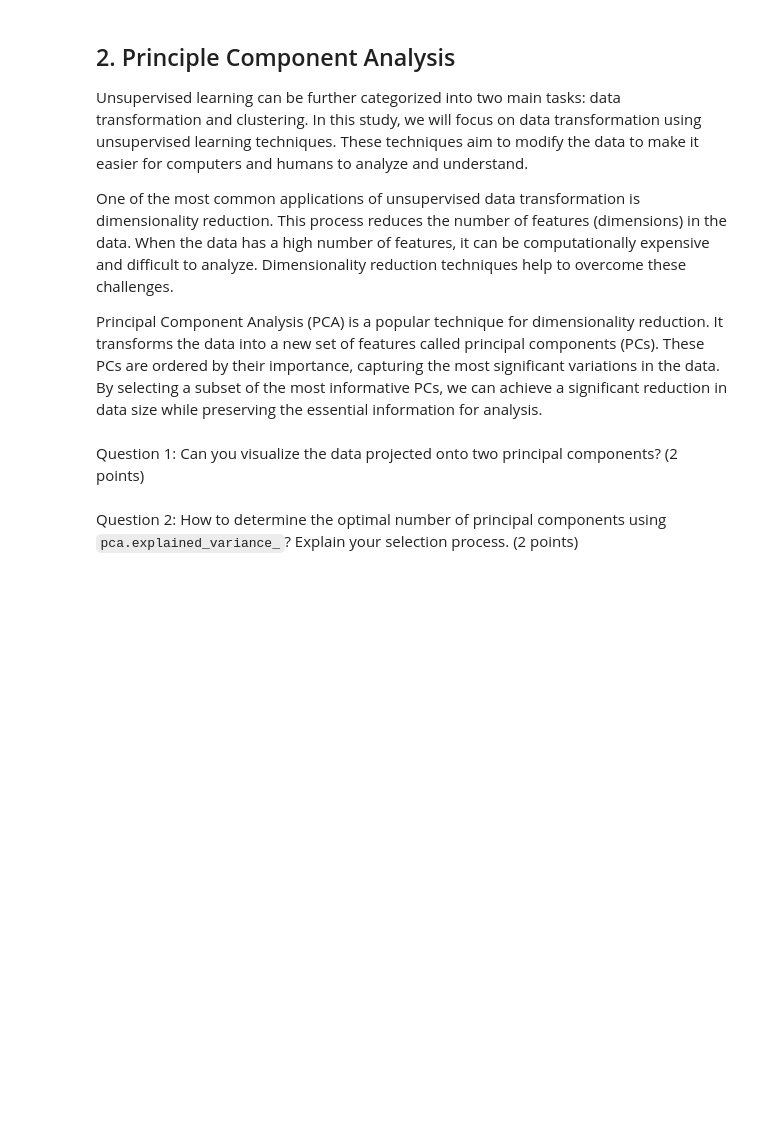
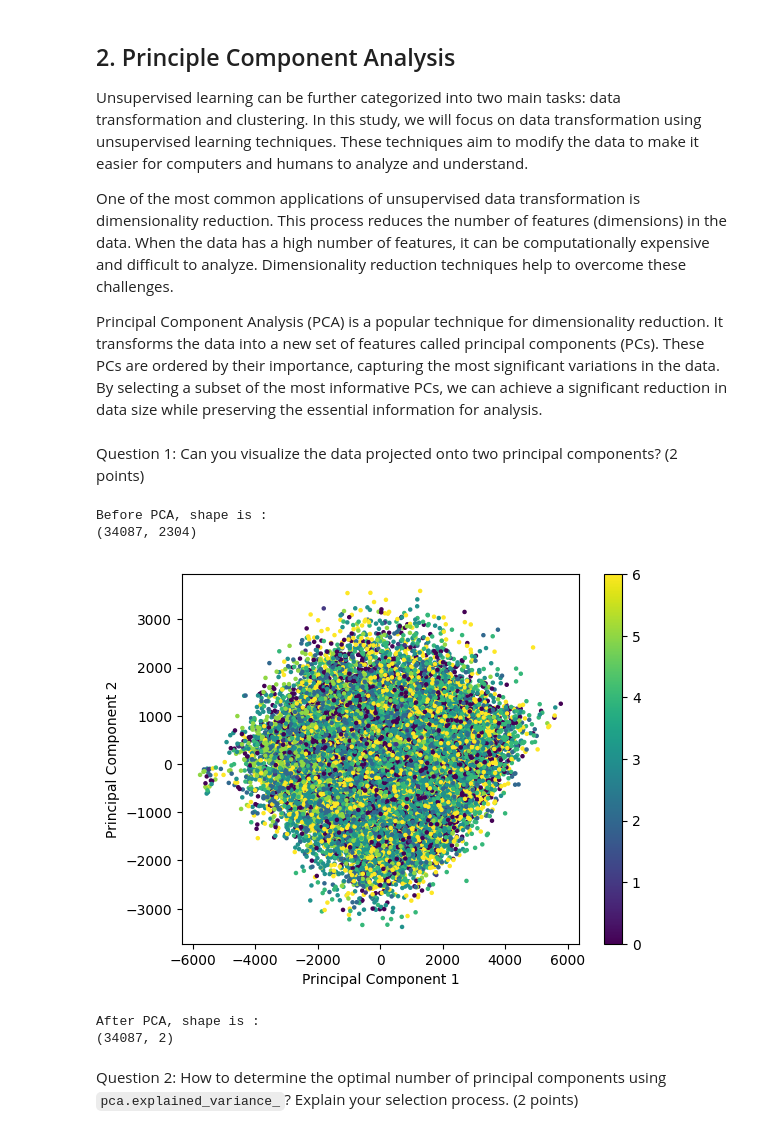
Before and after one commit to taindp98/Fundamental-ML, a Jupyter notebook: notebooks/EDA.ipynb, the cells around one changed output. Cells and saved outputs as stored; diff of their text form; code cells hidden in the pictures; blank space fills up the shorter version.

````diff
--- a/notebooks/EDA.ipynb
+++ b/notebooks/EDA.ipynb
@@ -80,2 +167,24 @@ pca=PCA(n_components=2)
+# %%
+from sklearn.decomposition import PCA
+pca=PCA(n_components=2)
+images_reshaped = images.reshape((images.shape[0], -1)) # Chuyển đổi ảnh từ 48x48 sang dạng 1D
+print("Before PCA, shape is : ")
+print(images_reshaped.shape)
+pca.fit(images_reshaped)
+images_pca = pca.transform(images_reshaped)
+# Hiển thị dữ liệu
+plt.scatter(images_pca[:, 0], images_pca[:, 1], c=labels, cmap='viridis', s=5)
+plt.xlabel('Principal Component 1')
+plt.ylabel('Principal Component 2')
+plt.colorbar()
+plt.show()
+print("After PCA, shape is : ")
+print(images_pca.shape)
+# %% [output]
+Before PCA, shape is :
+(34087, 2304)
+[figure, added]
+After PCA, shape is :
+(34087, 2)
 # %% [markdown]
 Question 2: How to determine the optimal number of principal components using ```pca.explained_variance_```? Explain your selection process. (2 points)
````
Also changed, not shown: parts of 54 cells of this notebook, 1 other file.
